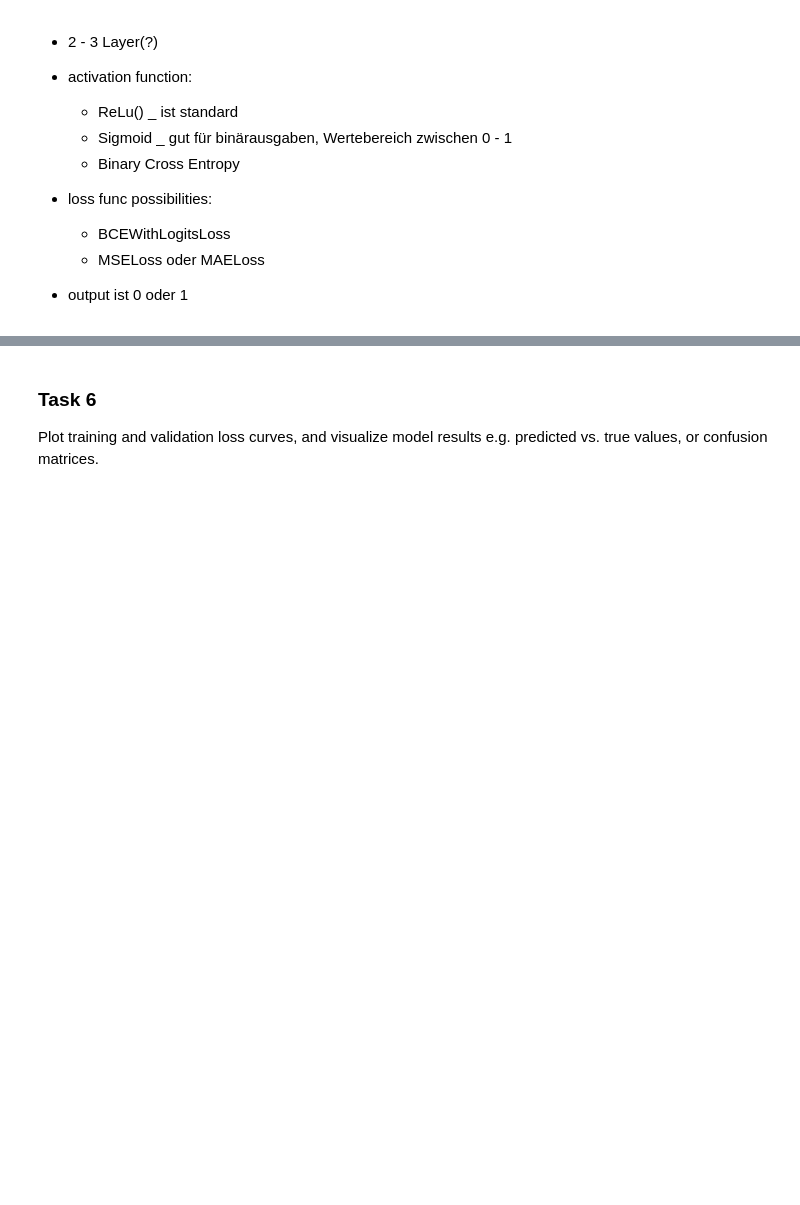
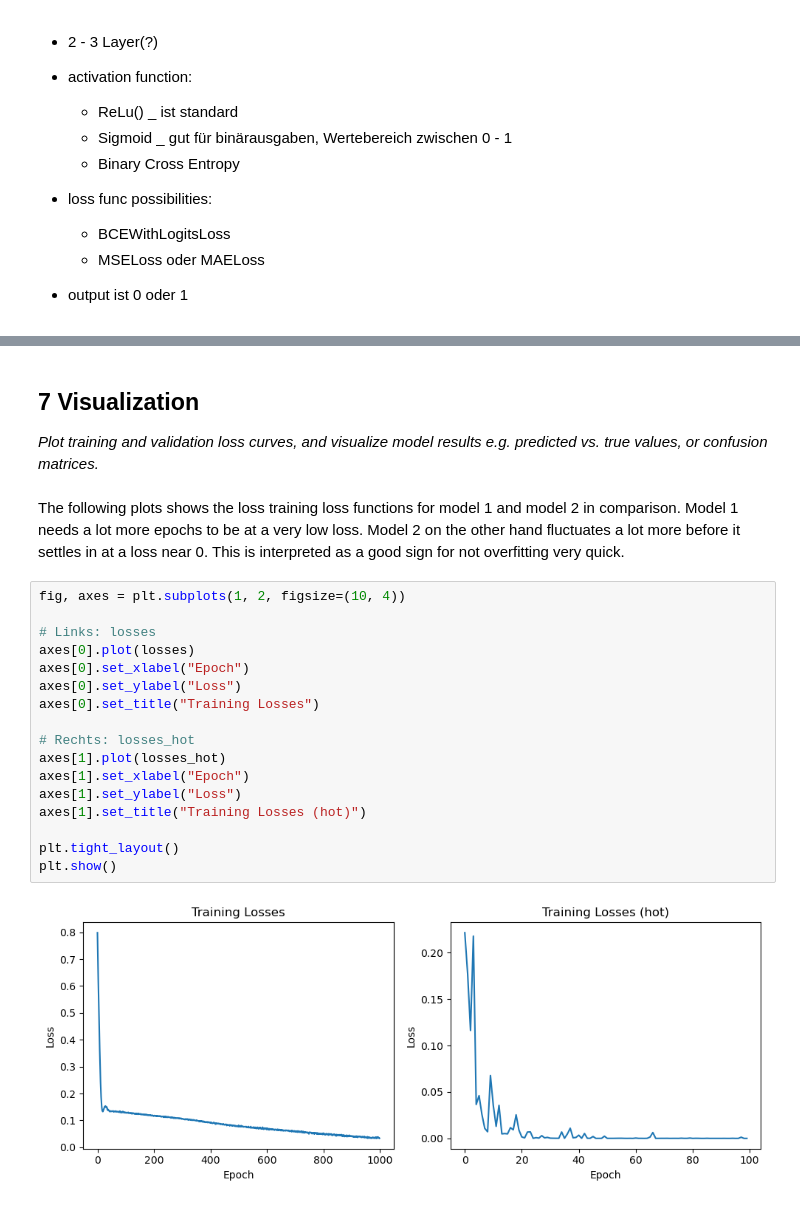
Before and after one commit to McRicecorn/NeuronaleNetze_DNA_Sequenz, a Jupyter notebook: Project2.4_Team11.ipynb, the cells around one changed output, grey strips where cells are left out. Saved outputs shown, nothing was run; the diff lists cells and outputs as text; blank space fills up the shorter version.

```diff
--- a/Project2.4_Team11.ipynb
+++ b/Project2.4_Team11.ipynb
@@ -244,3 +446,24 @@ Generate predictions on the test set and compute suitable metrics:
 # %% [markdown]
-### Task 6
-Plot training and validation loss curves, and visualize model results e.g. predicted vs. true values, or confusion matrices.
+## 7 Visualization
+_Plot training and validation loss curves, and visualize model results e.g. predicted vs. true values, or confusion matrices._
+# %% [markdown]
+The following plots shows the loss training loss functions for model 1 and model 2 in comparison. Model 1 needs a lot more epochs to be at a very low loss. Model 2 on the other hand fluctuates a lot more before it settles in at a loss near 0. This is interpreted as a good sign for not overfitting very quick.
+# %%
+fig, axes = plt.subplots(1, 2, figsize=(10, 4))
+
+# Links: losses
+axes[0].plot(losses)
+axes[0].set_xlabel("Epoch")
+axes[0].set_ylabel("Loss")
+axes[0].set_title("Training Losses")
+
+# Rechts: losses_hot
+axes[1].plot(losses_hot)
+axes[1].set_xlabel("Epoch")
+axes[1].set_ylabel("Loss")
+axes[1].set_title("Training Losses (hot)")
+
+plt.tight_layout()
+plt.show()
+# %% [output]
+[figure, added]
```
Also changed, not shown: parts of 50 cells of this notebook.
